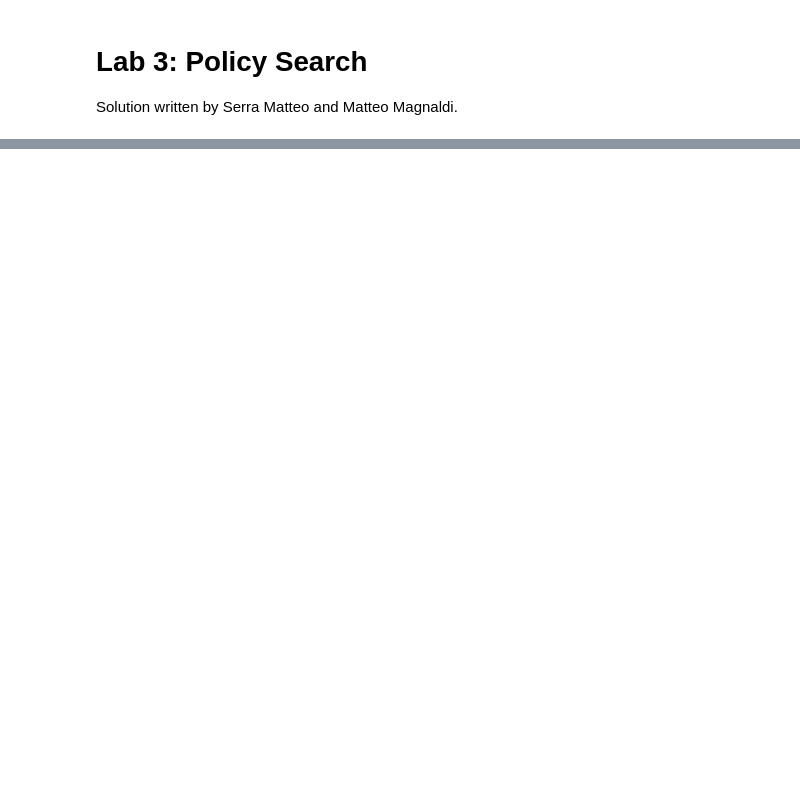
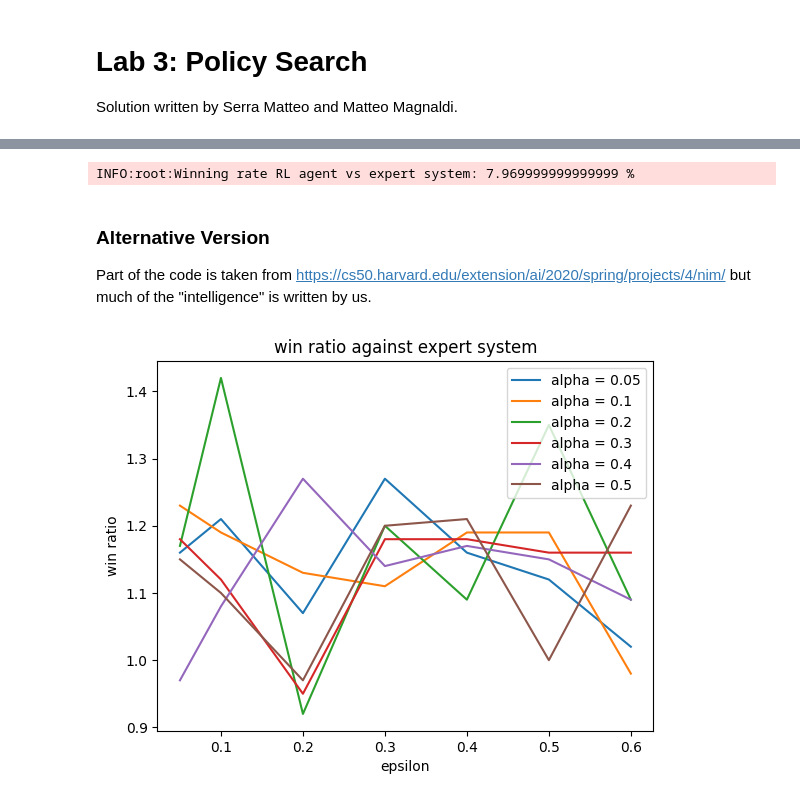
Before and after one commit to srrmtt/Computational-Intelligence, a Jupyter notebook: lab3/solution.ipynb, the cells around one changed output, grey strips where cells are left out. Saved outputs shown, nothing was run; the diff lists cells and outputs as text; code cells hidden in the pictures; blank space fills up the shorter version.

```diff
--- a/lab3/solution.ipynb
+++ b/lab3/solution.ipynb
@@ -441,0 +20,10 @@ winner ratio: 0.0
+# %%
+NIM_DIM = 5
+BENCHMARK_ITER = 10_000
+#test on the expert system
+win_rate = run_benchmark(BENCHMARK_ITER,NIM_DIM,ExpertSystem.next_move, System.random_move)
+logging.info(f"Winning rate: expert system vs random system: {win_rate}")
+win_rate = run_benchmark(BENCHMARK_ITER,NIM_DIM,System.random_move,System.random_move)
+logging.info(f"Winning rate: random system vs random system: {win_rate}")
+win_rate = run_benchmark(BENCHMARK_ITER,NIM_DIM,ExpertSystem.next_move,ExpertSystem.next_move)
+logging.info(f"Winning rate: expert system vs expert system: {win_rate}")
@@ -441,0 +133,6 @@ winner ratio: 0.0
+# %%
+rl_agent.random_factor = 0
+win_rate = run_benchmark(BENCHMARK_ITER, NIM_DIM, rl_agent.choose_action, ExpertSystem.next_move)
+logging.info(f"Winning rate RL agent vs expert system: {win_rate} %")
+# %% [output]
+INFO:root:Winning rate RL agent vs expert system: 7.969999999999999 %
@@ -441,0 +146,40 @@ winner ratio: 0.0
+# %% [markdown]
+### Alternative Version
+Part of the code is taken from https://cs50.harvard.edu/extension/ai/2020/spring/projects/4/nim/ but much of the "intelligence" is written by us.
+# %%
+from nim_oxford import train, play
+
+def _make_strategy(ai):
+    def strategy(nim: Nim):
+        return ai.choose_action(nim._rows)
+    return strategy
+
+alphas = [0.05, 0.1, 0.2, 0.3, 0.4, 0.5]
+epsilons = [0.05, 0.1, 0.2, 0.3, 0.4, 0.5, 0.6]
+
+win_ratios = []
+for alpha in alphas:
+    for epsilon in epsilons:
+        ai = train(BENCHMARK_ITER, NIM_DIM, alpha=alpha, espilon=epsilon)
+        rl_strategy = _make_strategy(ai)
+        win_ratio = run_benchmark(BENCHMARK_ITER, NIM_DIM, rl_strategy, ExpertSystem.next_move)
+        win_ratios.append(((alpha, epsilon), win_ratio))
+# %%
+from matplotlib import pyplot as plt
+win_ratios
+
+for alpha in alphas:
+
+    x = [w[0][1] for w in win_ratios if w[0][0] == alpha]
+    y = [w[1] for w in win_ratios if w[0][0] == alpha]
+    plt.plot(x, y, label=f"alpha = {alpha}")
+plt.xlabel("epsilon")
+plt.ylabel("win ratio")
+plt.title("win ratio against expert system")
+plt.legend()
+plt.show()
+
+(alpha, epsilon) = max(win_ratios, key= lambda w : w[1])[0]
+ai = train(BENCHMARK_ITER, NIM_DIM, alpha=alpha, espilon=epsilon)
+# %% [output]
+[figure, added]
```
Also changed, not shown: parts of 27 cells of this notebook, 11 other files.
